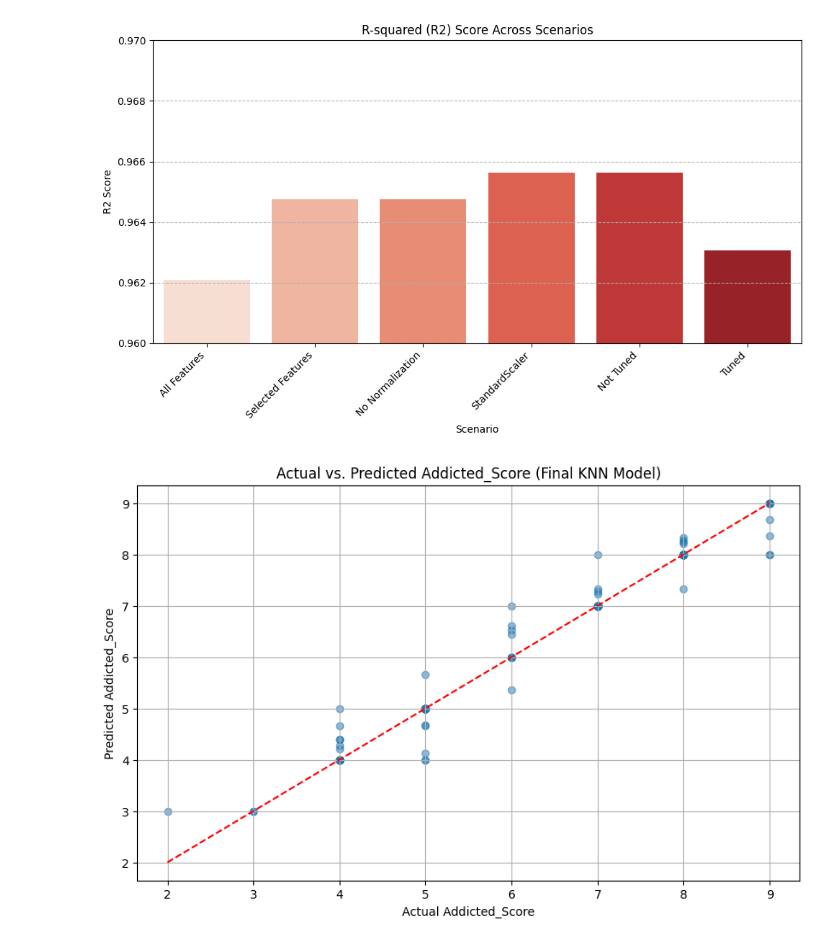
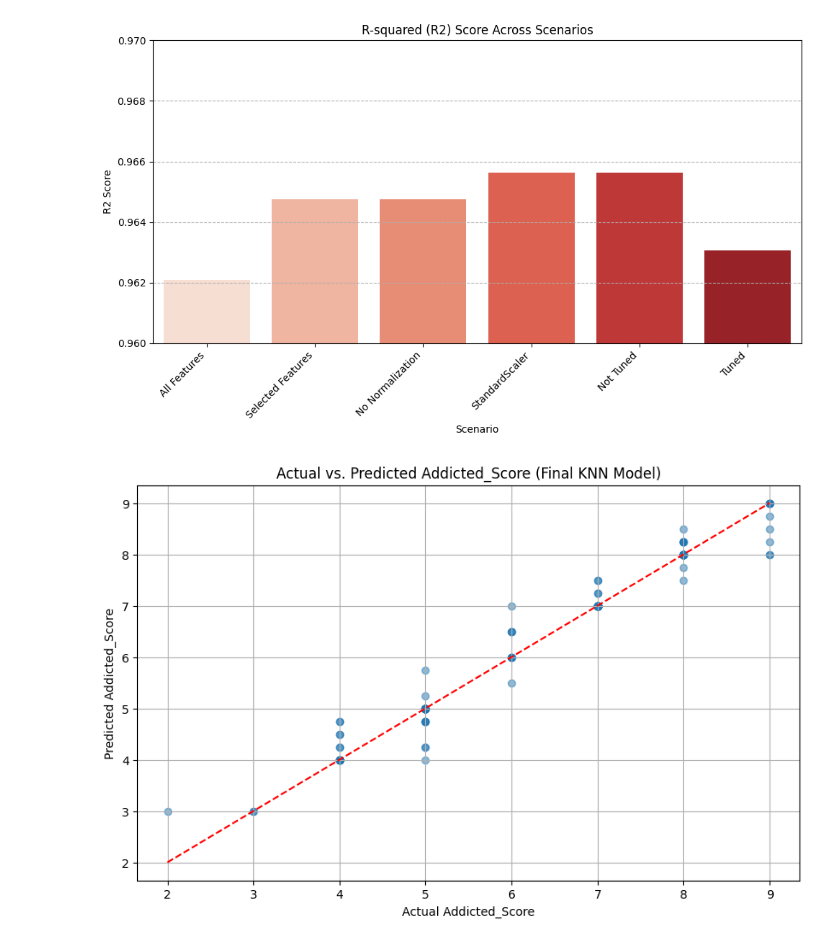
Before and after one commit to tsaqifimtinan/finalproject-kel-8-pm-d, a Jupyter notebook: KNN/KNN_Regression_Analysis.ipynb, the cells around one changed output. Cells and saved outputs as stored; diff of their text form; code cells hidden in the pictures.

```diff
--- a/KNN/KNN_Regression_Analysis.ipynb
+++ b/KNN/KNN_Regression_Analysis.ipynb
@@ -789,12 +789,12 @@ plt.show()
 [figure]
 # %%
 plt.figure(figsize=(10, 6))
-plt.scatter(y_test, y_pred_tuned, alpha=0.5)
+plt.scatter(y_test, y_pred_not_tuned, alpha=0.5)
 plt.plot([y_test.min(), y_test.max()], [y_test.min(), y_test.max()], 'r--')
 plt.title('Actual vs. Predicted Addicted_Score (Final KNN Model)')
 plt.xlabel('Actual Addicted_Score')
 plt.ylabel('Predicted Addicted_Score')
 plt.grid(True)
 plt.show()
 # %% [output]
-[figure, old version]
+[figure, new version]
```
